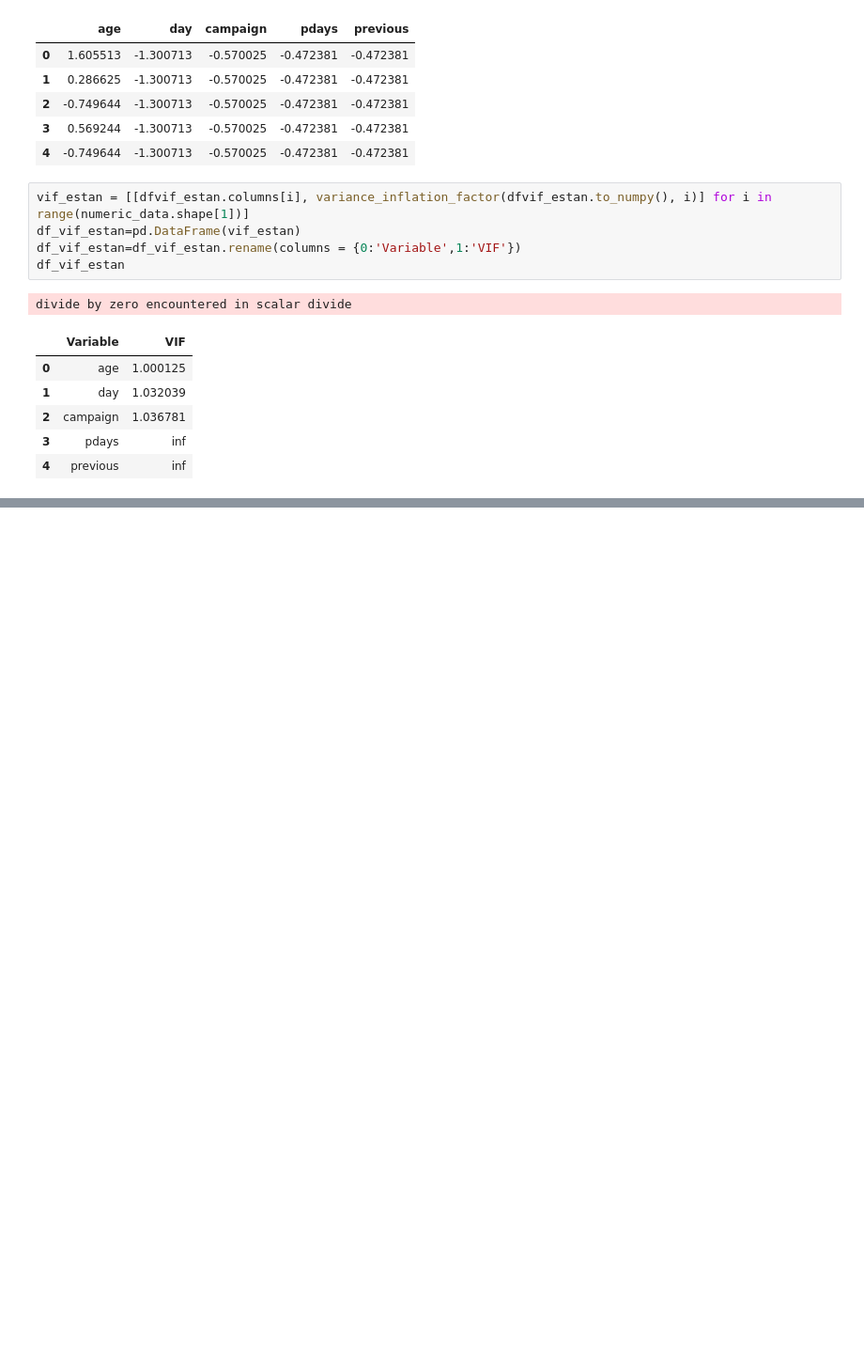
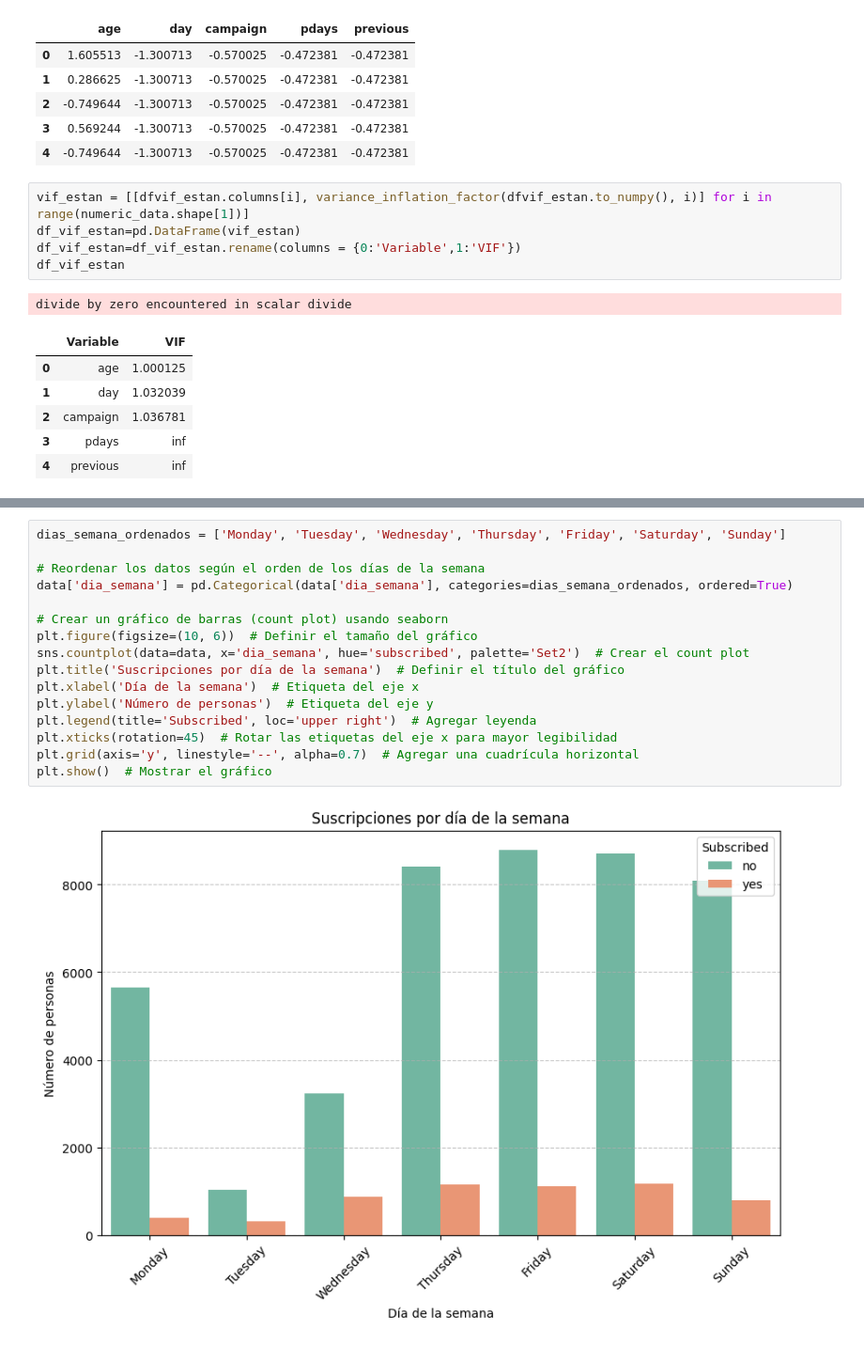
Before and after one commit to mariol-lamas/PFG-UNAV-G4, a Jupyter notebook: Src/Initial_Exp/eda.ipynb, the cells around one changed output, grey strips where cells are left out. Shown at 94% size. Cells and saved outputs as stored; diff of their text form; blank space fills up the shorter version.

```diff
--- a/Src/Initial_Exp/eda.ipynb
+++ b/Src/Initial_Exp/eda.ipynb
@@ -558,0 +662,18 @@ divide by zero encountered in scalar divide
+# %%
+dias_semana_ordenados = ['Monday', 'Tuesday', 'Wednesday', 'Thursday', 'Friday', 'Saturday', 'Sunday']
+
+# Reordenar los datos según el orden de los días de la semana
+data['dia_semana'] = pd.Categorical(data['dia_semana'], categories=dias_semana_ordenados, ordered=True)
+
+# Crear un gráfico de barras (count plot) usando seaborn
+plt.figure(figsize=(10, 6))  # Definir el tamaño del gráfico
+sns.countplot(data=data, x='dia_semana', hue='subscribed', palette='Set2')  # Crear el count plot
+plt.title('Suscripciones por día de la semana')  # Definir el título del gráfico
+plt.xlabel('Día de la semana')  # Etiqueta del eje x
+plt.ylabel('Número de personas')  # Etiqueta del eje y
+plt.legend(title='Subscribed', loc='upper right')  # Agregar leyenda
+plt.xticks(rotation=45)  # Rotar las etiquetas del eje x para mayor legibilidad
+plt.grid(axis='y', linestyle='--', alpha=0.7)  # Agregar una cuadrícula horizontal
+plt.show()  # Mostrar el gráfico
+# %% [output]
+[figure, added]
```
Also changed, not shown: parts of 5 cells of this notebook.
